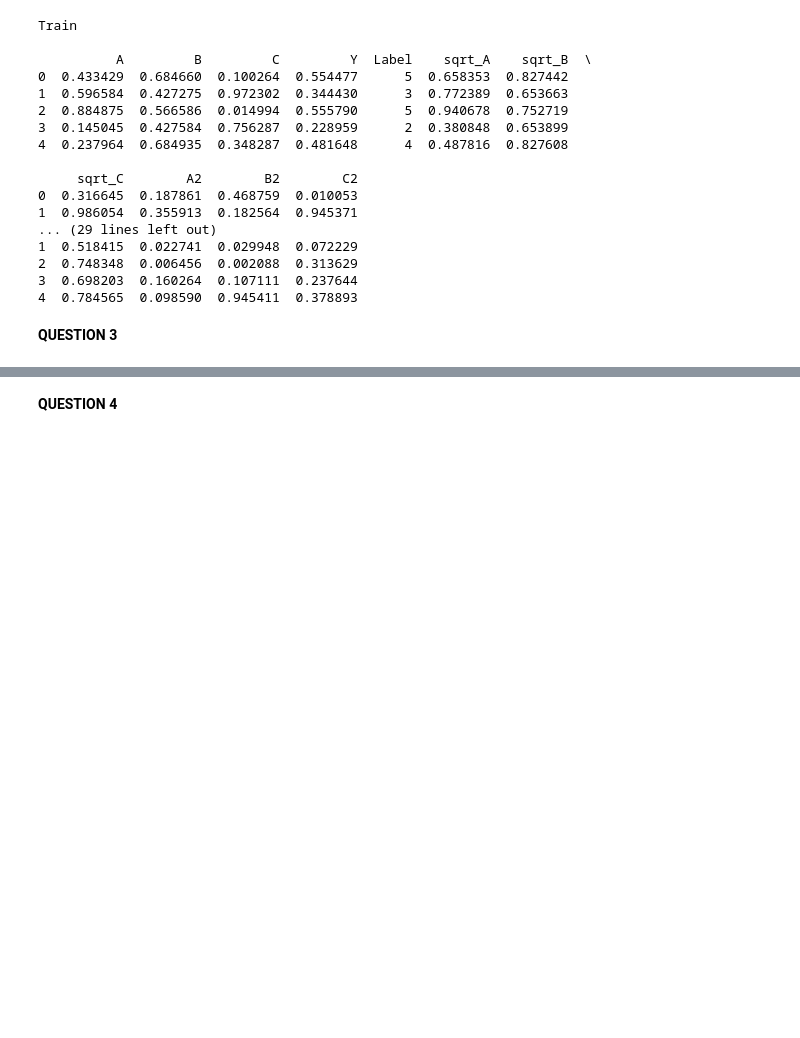
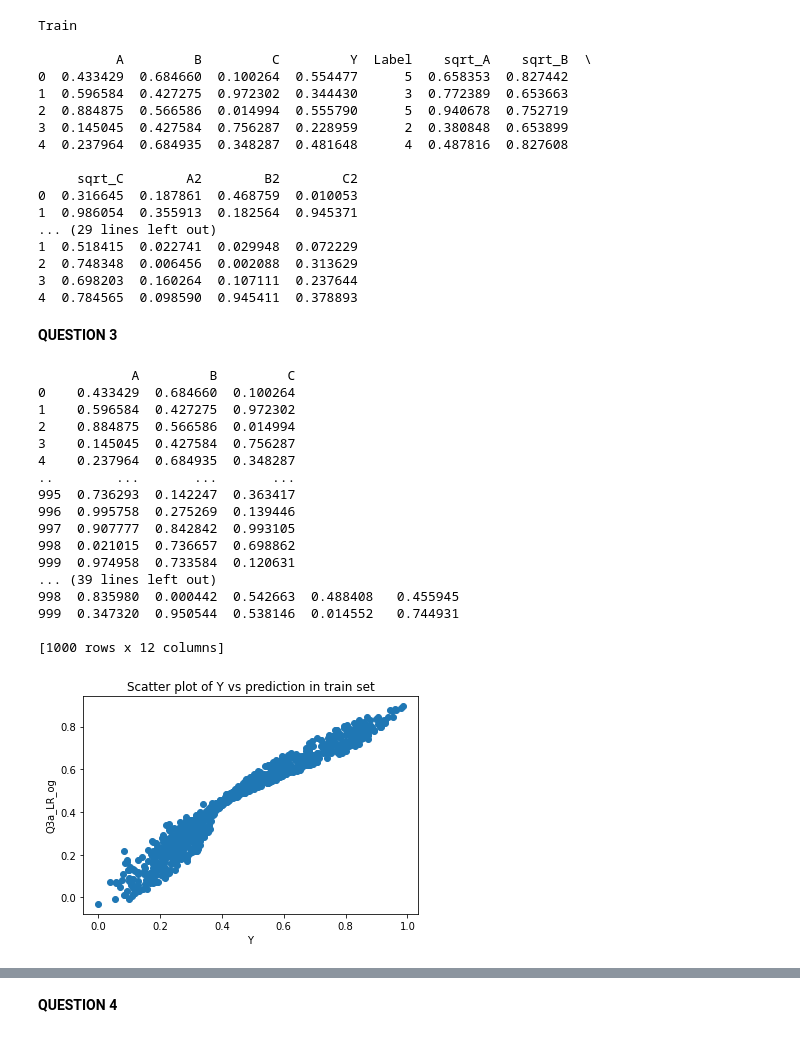
Before and after one commit to Astray909/SYSC4415, a Jupyter notebook: Assignment 1/assignment_1_template.ipynb, the cells around one changed output, grey strips where cells are left out. Saved outputs shown, nothing was run; the diff lists cells and outputs as text; code cells hidden in the pictures; blank space fills up the shorter version.

```diff
--- a/Assignment 1/assignment_1_template.ipynb
+++ b/Assignment 1/assignment_1_template.ipynb
@@ -39,9 +41,9 @@ Q2a: Use pandas to load train.csv, val.csv, and test.csv into three separate dat
 YOUR CODE BELOW, IN THIS CELL
 """
 # load train.csv, val.csv, and test.csv into three separate dataframes
-train_df = pd.read_csv("https://raw.githubusercontent.com/Astray909/SYSC4415/main/Assignment%201/datasets/train.csv?token=GHSAT0AAAAAAB6ALAK5VR4THWFZNE6WMLSOY65XMRA")
-val_df = pd.read_csv("https://raw.githubusercontent.com/Astray909/SYSC4415/main/Assignment%201/datasets/val.csv?token=GHSAT0AAAAAAB6ALAK4KKAFI5PT3DYD77RIY65XNAQ")
-test_df = pd.read_csv("https://raw.githubusercontent.com/Astray909/SYSC4415/main/Assignment%201/datasets/test.csv?token=GHSAT0AAAAAAB6ALAK42FBTQ2TPZEGX6ND2Y65XNJA")
+train_df = pd.read_csv("https://github.com/Astray909/SYSC4415_datasets/raw/main/Assignment%201/datasets/train.csv")
+val_df = pd.read_csv("https://github.com/Astray909/SYSC4415_datasets/raw/main/Assignment%201/datasets/val.csv")
+test_df = pd.read_csv("https://github.com/Astray909/SYSC4415_datasets/raw/main/Assignment%201/datasets/test.csv")
 
 # create three scatter plots of the train set with features A on the x-axes and Y on the y-axes
 plt.scatter(train_df['A'], train_df['Y'])
@@ -158,0 +149,43 @@ YOUR CODE AND ANSWER BELOW, IN THIS CELL
+# %%
+"""
+Q3a: Train a linear regression model on the train set using only the 3 original input features.
+
+YOUR CODE BELOW, IN THIS CELL
+"""
+# Train a linear regression model on the train set
+train_features_original = train_df[["A", "B", "C"]]
+print(train_features_original)
+train_y = train_df[["Y"]]
+print(train_y)
+reg = LinearRegression().fit(train_features_original, train_y)
+
+# Make predictions
+train_predictions = reg.predict(train_features_original)
+train_df['Q3a_LR_og'] = train_predictions
+
+# Show the model prediction
+print(train_df)
+
+# create three scatter plot of the train set of Y and pred values
+plt.scatter(train_df['Y'], train_df['Q3a_LR_og'])
+plt.xlabel('Y');plt.ylabel('Q3a_LR_og');plt.title('Scatter plot of Y vs prediction in train set')
+plt.show()
+# %% [output]
+            A         B         C
+0    0.433429  0.684660  0.100264
+1    0.596584  0.427275  0.972302
+2    0.884875  0.566586  0.014994
+3    0.145045  0.427584  0.756287
+4    0.237964  0.684935  0.348287
+..        ...       ...       ...
+995  0.736293  0.142247  0.363417
+996  0.995758  0.275269  0.139446
+997  0.907777  0.842842  0.993105
+998  0.021015  0.736657  0.698862
+999  0.974958  0.733584  0.120631
+... (39 lines left out)
+998  0.835980  0.000442  0.542663  0.488408   0.455945
+999  0.347320  0.950544  0.538146  0.014552   0.744931
+
+[1000 rows x 12 columns]
+[figure, added]
```
Also changed, not shown: parts of 26 cells of this notebook.
